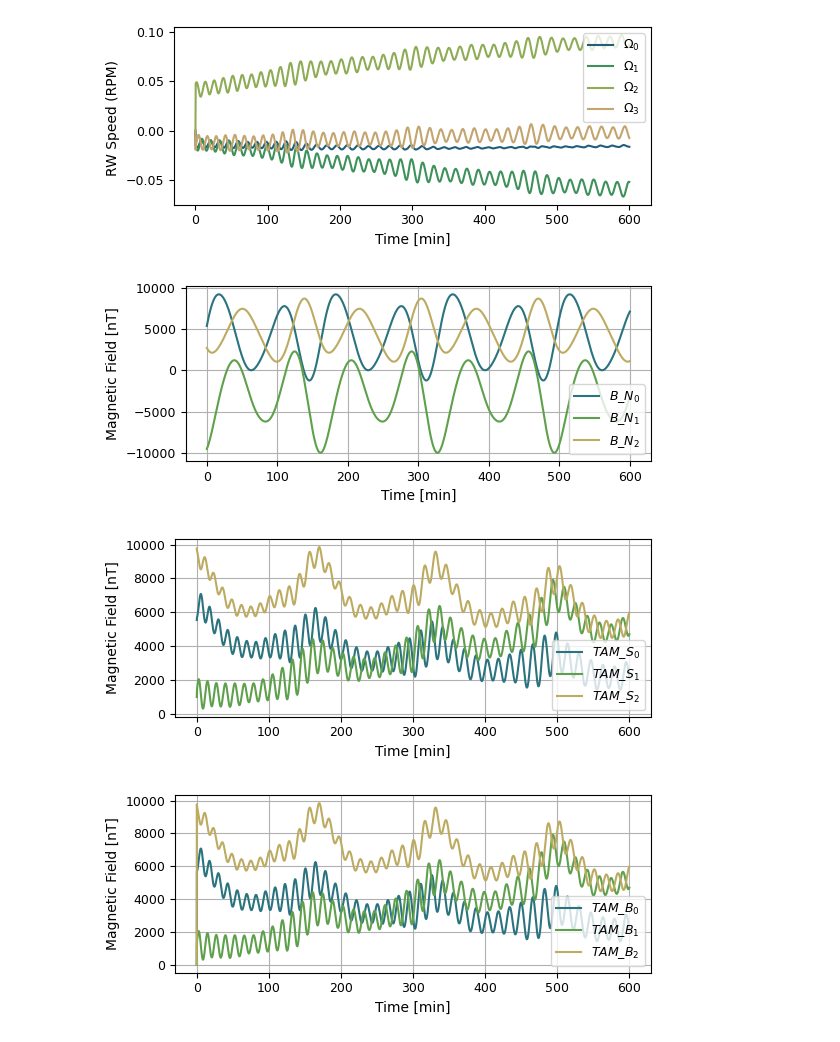
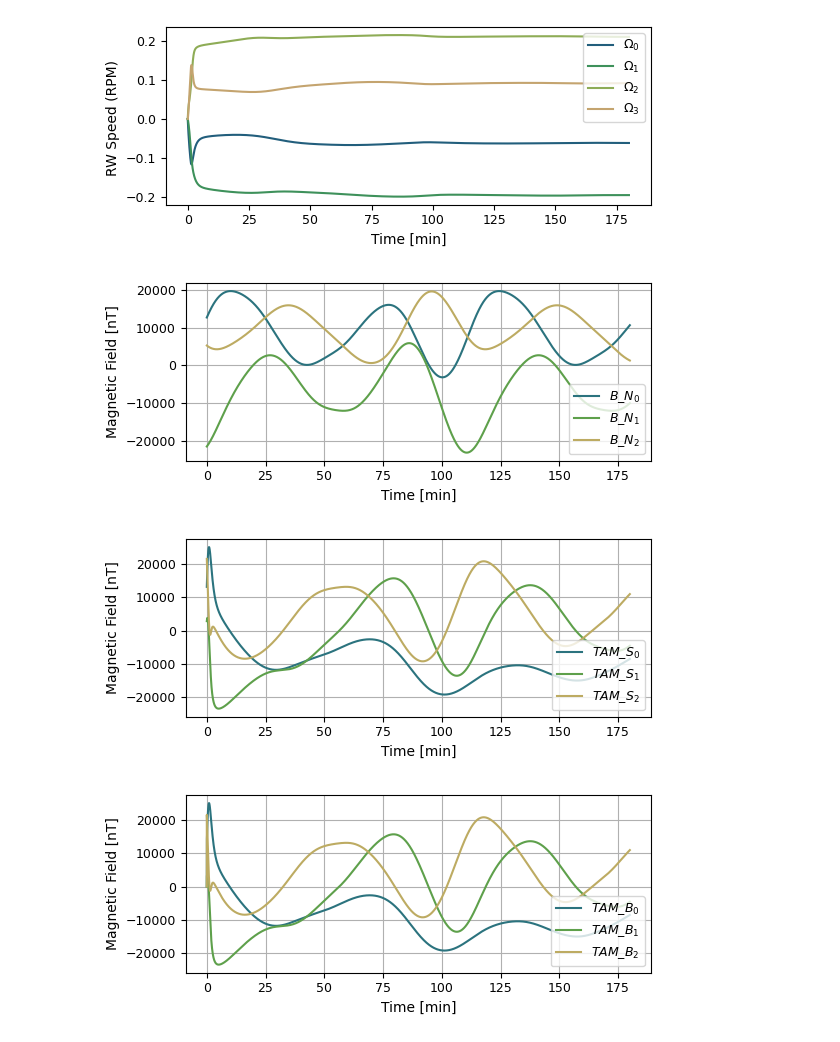
Before and after one commit to thibaudteil/bsk-workshop, a Jupyter notebook: CubeSatSim/scenarios/cubesat_mtb_detumble.ipynb, the cells around one changed output. Saved outputs shown, nothing was run; the diff lists cells and outputs as text; code cells hidden in the pictures.

```diff
--- a/CubeSatSim/scenarios/cubesat_mtb_detumble.ipynb
+++ b/CubeSatSim/scenarios/cubesat_mtb_detumble.ipynb
@@ -39,7 +67,7 @@ class Scenario_mtb_detumble(Sim, Scenario):
     def configure_initial_conditions(self):
         # Configure Dynamics initial conditions
         oe = orbitalMotion.ClassicElements()
-        oe.a = 10000000.0  # meters
+        oe.a = 7800 * 1E3  # meters
         oe.e = 0.01
         oe.i = 33.3 * macros.D2R
         oe.Omega = 48.2 * macros.D2R
@@ -53,7 +81,7 @@ class Scenario_mtb_detumble(Sim, Scenario):
         DynModels.scObject.hub.r_CN_NInit = rN  # m   - r_CN_N
         DynModels.scObject.hub.v_CN_NInit = vN  # m/s - v_CN_N
         DynModels.scObject.hub.sigma_BNInit = [[0.1], [0.2], [-0.3]]  # sigma_CN_B
-        DynModels.scObject.hub.omega_BN_BInit = [[0.01], [-0.001], [0.0075]]  # rad/s - omega_CN_B
+        DynModels.scObject.hub.omega_BN_BInit = [[0.01], [-0.02], [0.0075]]  # rad/s - omega_CN_B
 
 
     def log_outputs(self):
@@ -120,7 +148,7 @@ class Scenario_mtb_detumble(Sim, Scenario):
 
 def runScenario(scenario):
     """method to initialize and execute the scenario"""
-    simulationTime = macros.min2nano(600.)
+    simulationTime = macros.min2nano(60*3.)
     scenario.InitializeSimulation()
     # Configure run time and execute simulation
     scenario.modeRequest = 'mtb_detumble'
@@ -144,4 +172,4 @@ run(True)
-[figure, old version]
+[figure, new version]
-[figure, old version]
+[figure, new version]
-[figure, old version]
+[figure, new version]
-[figure, old version]
+[figure, new version]
```
Also changed, not shown: parts of 2 cells of this notebook, 3 other files.
